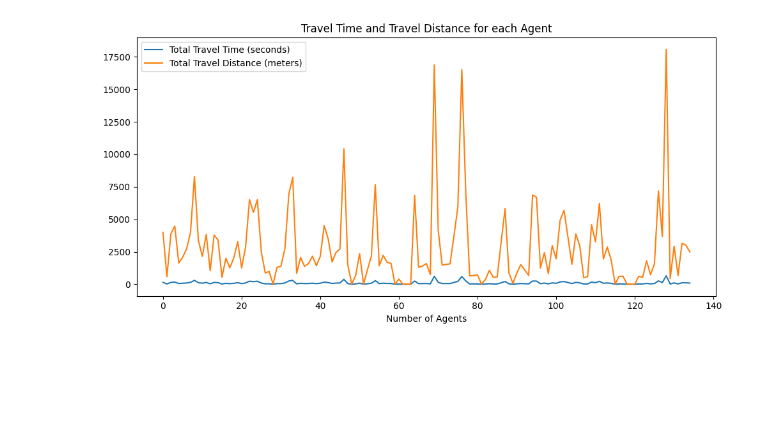
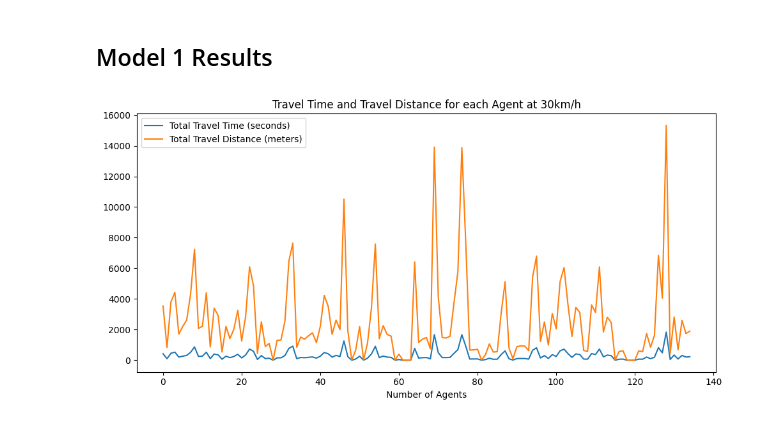
Before and after one commit to duongy18418/Bike-Sharing-Simulation, a Jupyter notebook: Results/Analysis.ipynb, the cells around one changed output. Cells and saved outputs as stored; diff of their text form; code cells hidden in the pictures; blank space fills up the shorter version.

```diff
--- a/Results/Analysis.ipynb
+++ b/Results/Analysis.ipynb
@@ -4,17 +5,19 @@ import pandas as pd
+# %% [markdown]
+## Model 1 Results
 # %%
-case1 = pd.read_excel("150 model - 2.277 speed.xlsx")
+case1 = pd.read_excel("./Model 1/30kmh.xlsx")
 distance1 = case1['Total distance (meters)']
 time1 = case1['Total Time (seconds)']
 
 plt.figure(figsize=(10,5))
 plt.plot(time1, label='Total Travel Time (seconds)')
 plt.plot(distance1, label='Total Travel Distance (meters)')
 
 plt.xlabel('Number of Agents')
-plt.title('Travel Time and Travel Distance for each Agent')
+plt.title('Travel Time and Travel Distance for each Agent at 30km/h')
 plt.legend(loc="upper left")
 plt.tight_layout()
 plt.show()
 # %% [output]
-[figure, old version]
+[figure, new version]
 # %%
```
Also changed, not shown: parts of 16 cells of this notebook, 35 other files.
